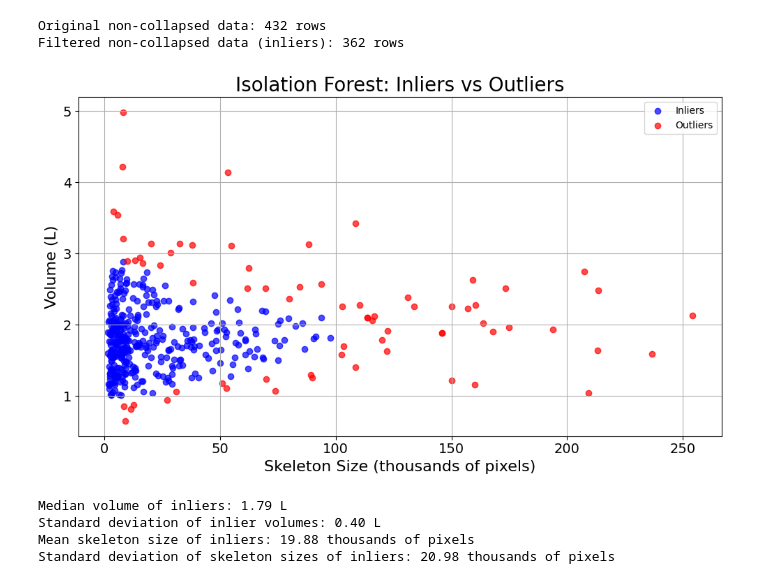
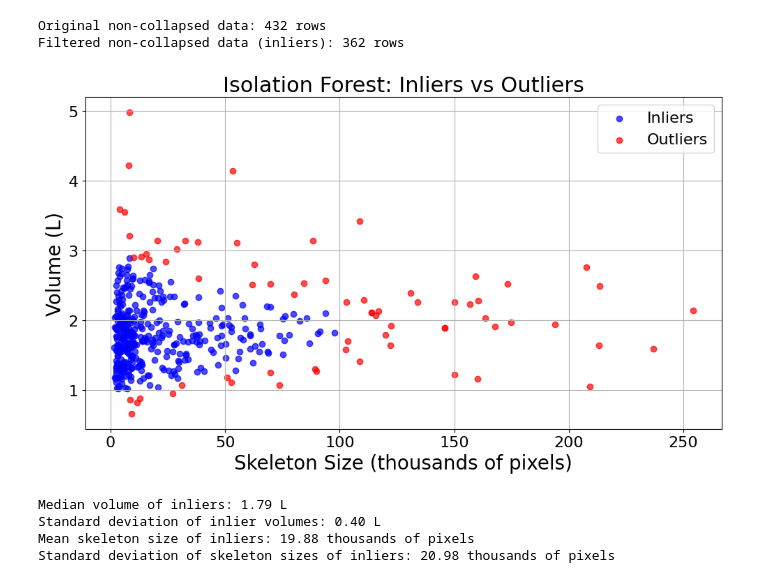
Before and after one commit to niclasclassen/colon-digital-twin, a Jupyter notebook: outlier_detection/one_class_classification.ipynb, the cells around one changed output. Drawn from its saved outputs; the diff is of its cells as text; code cells hidden in the pictures.

Commit message:
fix plot

```diff
--- a/outlier_detection/one_class_classification.ipynb
+++ b/outlier_detection/one_class_classification.ipynb
@@ -172,40 +172,40 @@ grouped_non_collapsed['total_centerline_length_k'] = grouped_non_collapsed['tota
 plt.figure(figsize=(10, 6))
 
 # Plot inliers
 inliers = grouped_non_collapsed[grouped_non_collapsed['is_inlier'] == 1]
 plt.scatter(
     inliers['total_centerline_length_k'],
     inliers['total_volume_liters'],  # Use the converted volume
     color='blue',
     label='Inliers',
     alpha=0.7
 )
 
 # Plot outliers
 outliers = grouped_non_collapsed[grouped_non_collapsed['is_inlier'] == 0]
 plt.scatter(
     outliers['total_centerline_length_k'],
     outliers['total_volume_liters'],  # Use the converted volume
     color='red',
     label='Outliers',
     alpha=0.7
 )
 
 # Add labels and legend
-plt.xlabel('Skeleton Size (thousands of pixels)', fontsize=16)  # Updated label
-plt.ylabel('Volume (L)', fontsize=16)  # Updated to reflect volume in liters
-plt.title('Isolation Forest: Inliers vs Outliers', fontsize=20)
-plt.legend()
+plt.xlabel('Skeleton Size (thousands of pixels)', fontsize=20)  # Updated label
+plt.ylabel('Volume (L)', fontsize=20)  # Updated to reflect volume in liters
+plt.title('Isolation Forest: Inliers vs Outliers', fontsize=22)
+plt.legend(fontsize=16)
 
 # Increase tick font size
-plt.tick_params(axis='both', which='major', labelsize=14)  # Major ticks
-plt.tick_params(axis='both', which='minor', labelsize=12)  # Minor ticks (if any)
+plt.tick_params(axis='both', which='major', labelsize=16)  # Major ticks
+plt.tick_params(axis='both', which='minor', labelsize=16)  # Minor ticks (if any)
 
 plt.grid(True)
 plt.tight_layout()
 plt.show()
 # %% [output]
-[figure, old version]
+[figure, new version]
 # %%
 # median volume of inlier
 median_volume = grouped_non_collapsed[grouped_non_collapsed['is_inlier'] == 1]['total_volume_liters'].mean()
```
Also changed, not shown: parts of 7 cells of this notebook.
